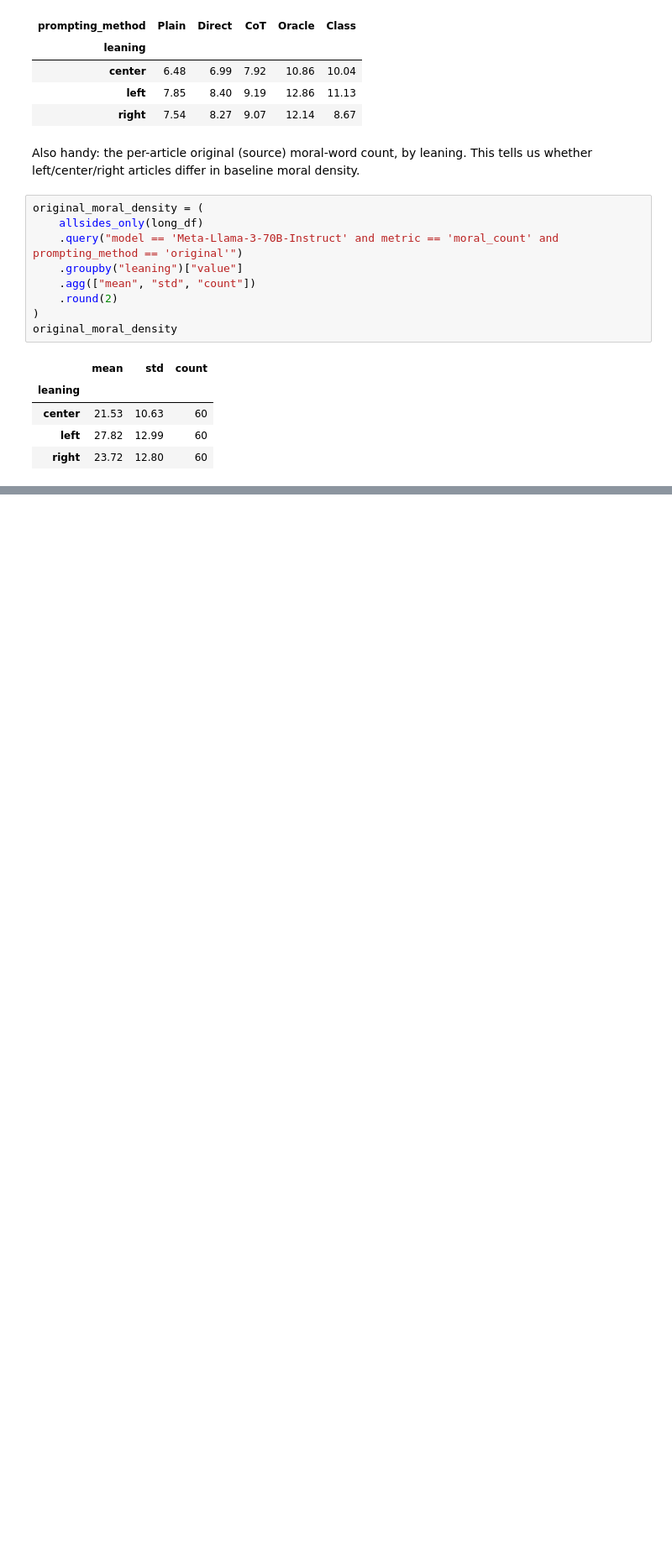
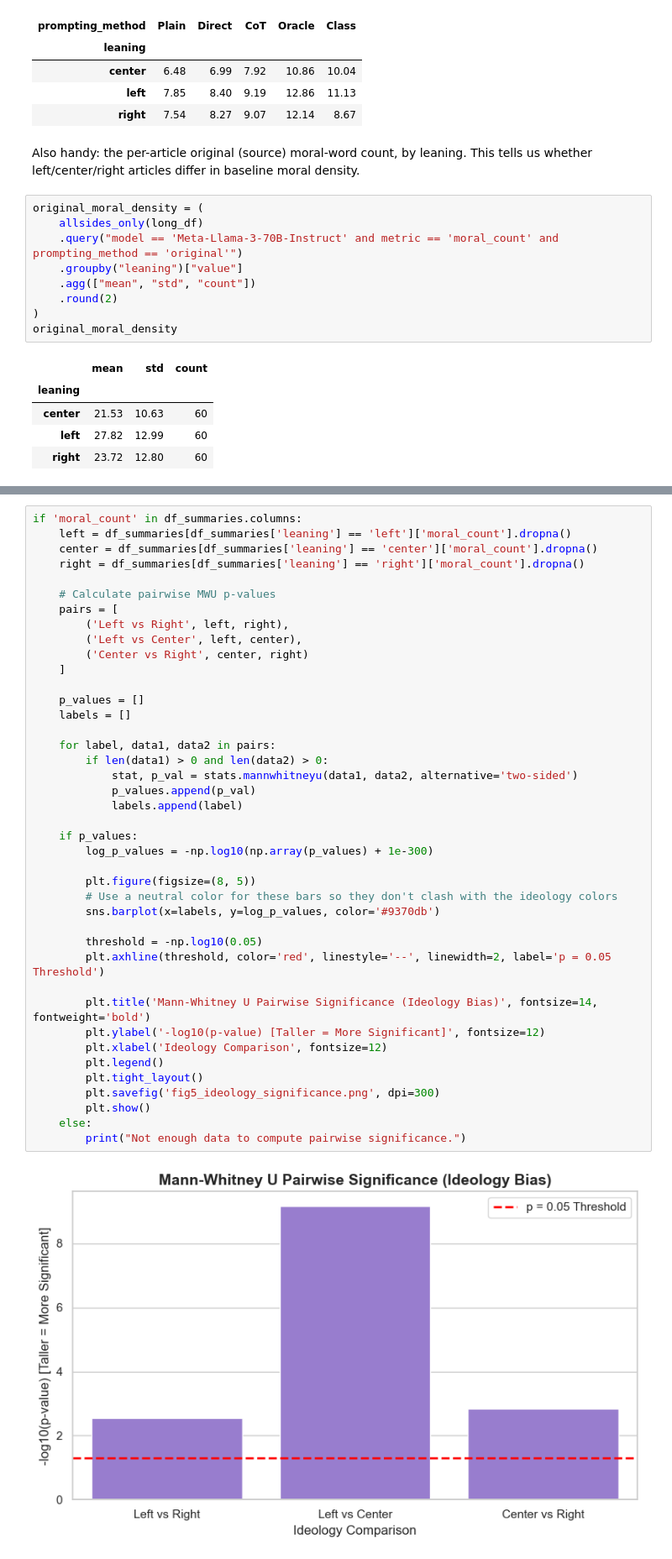
Before and after one commit to AnishDeshpande1/moral-summarization-nlp4society, a Jupyter notebook: notebooks/Political_fairness_audit.ipynb, the cells around one changed output, grey strips where cells are left out. Shown at 84% size. Drawn from its saved outputs; the diff is of its cells as text; blank space fills up the shorter version.

```diff
--- a/notebooks/Political_fairness_audit.ipynb
+++ b/notebooks/Political_fairness_audit.ipynb
@@ -133,0 +371,43 @@ original_moral_density
+# %%
+if 'moral_count' in df_summaries.columns:
+    left = df_summaries[df_summaries['leaning'] == 'left']['moral_count'].dropna()
+    center = df_summaries[df_summaries['leaning'] == 'center']['moral_count'].dropna()
+    right = df_summaries[df_summaries['leaning'] == 'right']['moral_count'].dropna()
+
+    # Calculate pairwise MWU p-values
+    pairs = [
+        ('Left vs Right', left, right),
+        ('Left vs Center', left, center),
+        ('Center vs Right', center, right)
+    ]
+
+    p_values = []
+    labels = []
+
+    for label, data1, data2 in pairs:
+        if len(data1) > 0 and len(data2) > 0:
+            stat, p_val = stats.mannwhitneyu(data1, data2, alternative='two-sided')
+            p_values.append(p_val)
+            labels.append(label)
+
+    if p_values:
+        log_p_values = -np.log10(np.array(p_values) + 1e-300)
+
+        plt.figure(figsize=(8, 5))
+        # Use a neutral color for these bars so they don't clash with the ideology colors
+        sns.barplot(x=labels, y=log_p_values, color='#9370db')
+
+        threshold = -np.log10(0.05)
+        plt.axhline(threshold, color='red', linestyle='--', linewidth=2, label='p = 0.05 Threshold')
+
+        plt.title('Mann-Whitney U Pairwise Significance (Ideology Bias)', fontsize=14, fontweight='bold')
+        plt.ylabel('-log10(p-value) [Taller = More Significant]', fontsize=12)
+        plt.xlabel('Ideology Comparison', fontsize=12)
+        plt.legend()
+        plt.tight_layout()
+        plt.savefig('fig5_ideology_significance.png', dpi=300)
+        plt.show()
+    else:
+        print("Not enough data to compute pairwise significance.")
+# %% [output]
+[figure, added]
```
Also changed, not shown: parts of 19 cells of this notebook.
